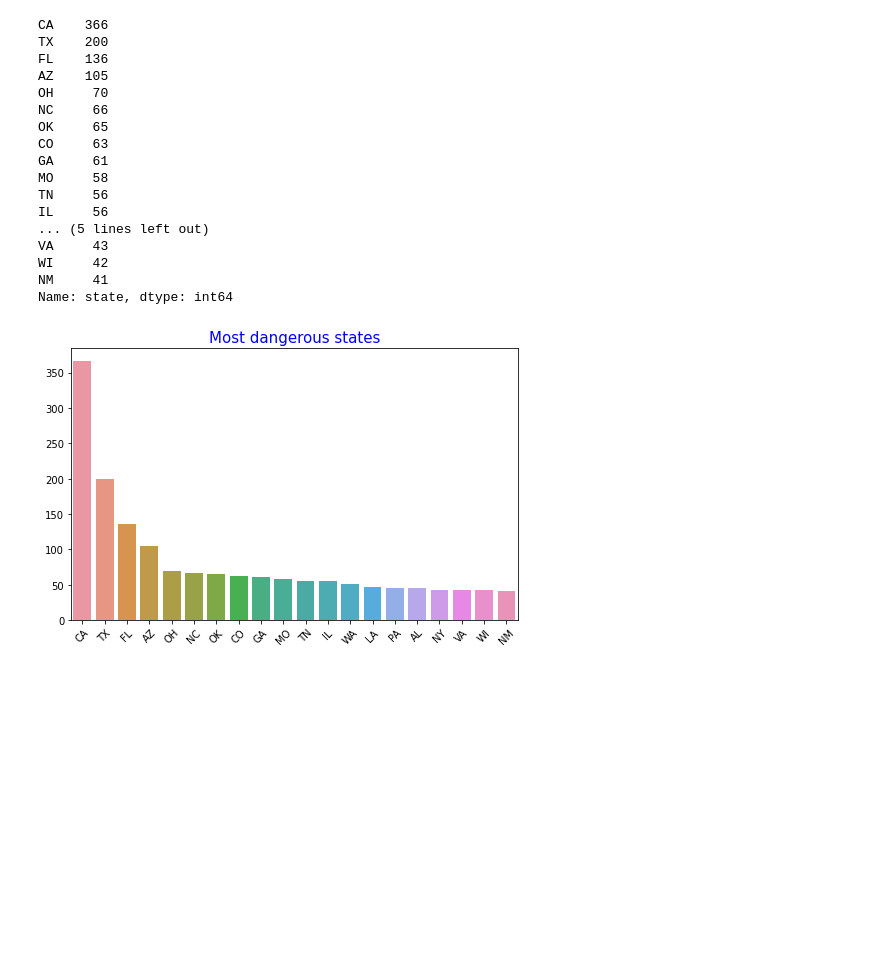
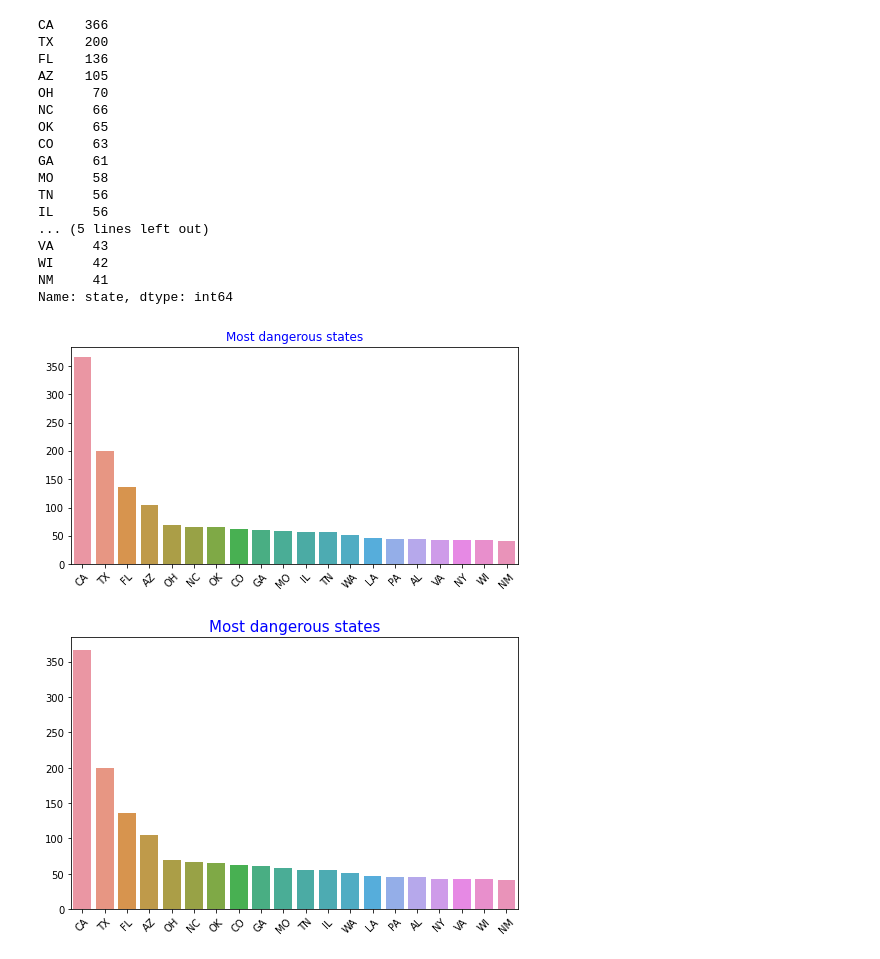
Before and after one commit to yasir5008/DS_-_ITF_Just_Working_Directory, a Jupyter notebook: DS_projects/DS_Assignments/DVwPY_LAB-2 Assignment-2 student.ipynb, the cells around one changed output. Cells and saved outputs as stored; diff of their text form; code cells hidden in the pictures; blank space fills up the shorter version.

```diff
--- a/DS_projects/DS_Assignments/DVwPY_LAB-2 Assignment-2 student.ipynb
+++ b/DS_projects/DS_Assignments/DVwPY_LAB-2 Assignment-2 student.ipynb
@@ -111,6 +187,13 @@ VA     43
 WI     42
 NM     41
 Name: state, dtype: int64
+# %%
+plt.figure(figsize=(8,4))
+plt.title('Most dangerous states',color='b')
+sns.barplot(x=kill.state.value_counts().head(20).index, y=kill.state.value_counts().head(20).values )
+plt.xticks(rotation = 45);
+# %% [output]
+[figure, added]
 # %%
 # with seaborn barplot
 # %% [output]
```
Also changed, not shown: parts of 25 cells of this notebook.
